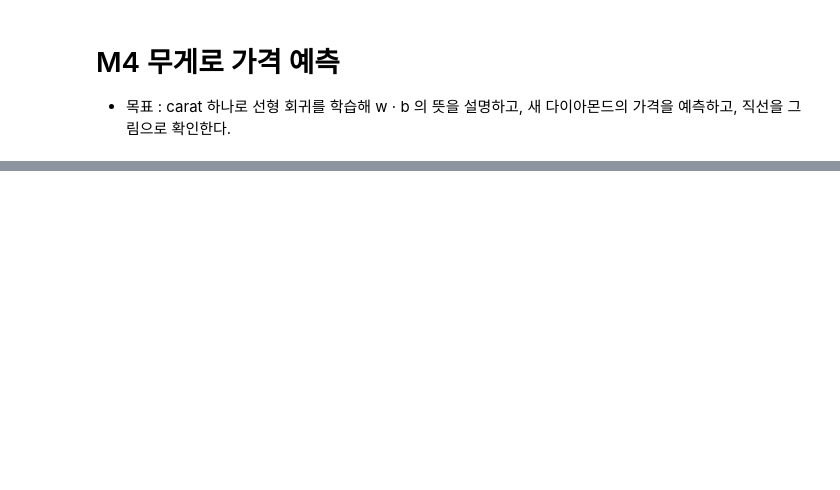
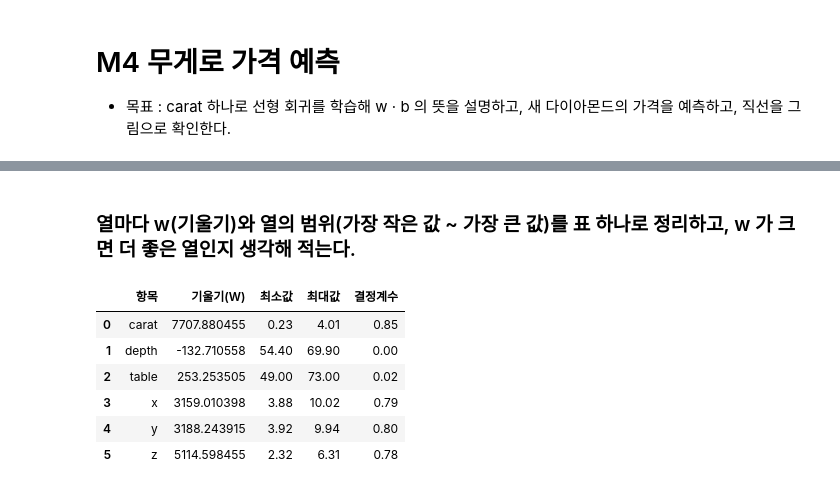
Before and after one commit to kimg2153/minidiamond, a Jupyter notebook: diamond.ipynb, the cells around one changed output, grey strips where cells are left out. Saved outputs shown, nothing was run; the diff lists cells and outputs as text; code cells hidden in the pictures; blank space fills up the shorter version.

```diff
--- a/diamond.ipynb
+++ b/diamond.ipynb
@@ -231,0 +333,27 @@ Name: price, dtype: float64
+# %% [markdown]
+### 열마다 w(기울기)와 열의 범위(가장 작은 값 ~ 가장 큰 값)를 표 하나로 정리하고, w 가 크면 더 좋은 열인지 생각해 적는다.
+# %%
+from sklearn.metrics import r2_score
+new_df = []
+for col in nums:
+    X = sam_n_df[[col]]
+    y = sam_n_df["price"]
+    predicted_price = models[col].predict(X)
+    r2 = round(r2_score(y, predicted_price),2)
+    new_df.append({
+        "항목":         col,
+        "기울기(W)":    models[col].coef_[0],
+        "최소값":       sam_n_df[col].min(),
+        "최대값":       sam_n_df[col].max(),
+        "결정계수":     r2
+    })
+result_df = pd.DataFrame(new_df)
+result_df
+# %% [output]
+|  | 항목 | 기울기(W) | 최소값 | 최대값 | 결정계수 |
+| 0 | carat | 7707.880455 | 0.23 | 4.01 | 0.85 |
+| 1 | depth | -132.710558 | 54.40 | 69.90 | 0.00 |
+| 2 | table | 253.253505 | 49.00 | 73.00 | 0.02 |
+| 3 | x | 3159.010398 | 3.88 | 10.02 | 0.79 |
+| 4 | y | 3188.243915 | 3.92 | 9.94 | 0.80 |
+| 5 | z | 5114.598455 | 2.32 | 6.31 | 0.78 |
```
Also changed, not shown: parts of 16 cells of this notebook.
